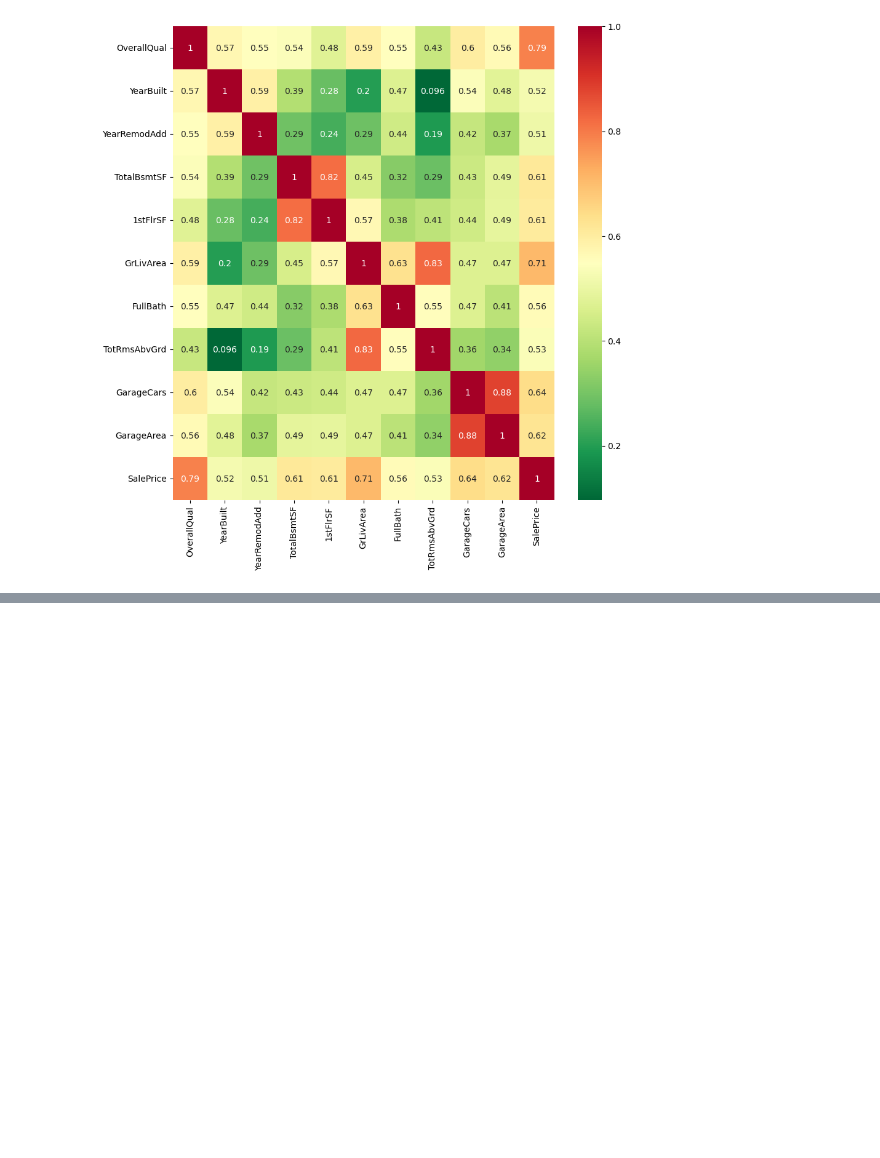
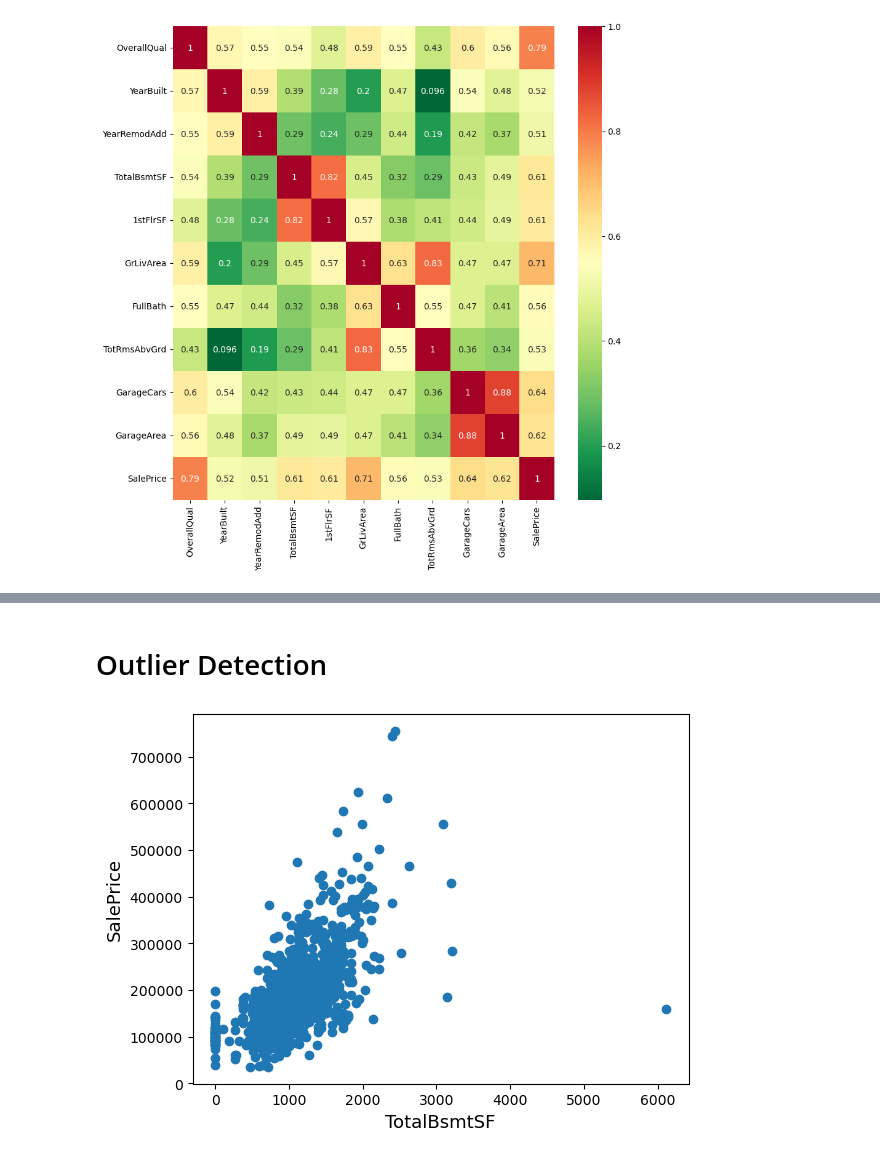
Before and after one commit to taaaraaa/lighthouse-data-notes, a Jupyter notebook: EDA/Data Exploration.ipynb, the cells around one changed output, grey strips where cells are left out. Cells and saved outputs as stored; diff of their text form; code cells hidden in the pictures; blank space fills up the shorter version.

```diff
--- a/EDA/Data Exploration.ipynb
+++ b/EDA/Data Exploration.ipynb
@@ -199,0 +278,10 @@ g = sns.heatmap(df_train[top_corr_features].corr(),annot=True,cmap="RdYlGn_r")
+# %%
+num_cols_with_missing = df_train.dtypes[missing_cols][df_train.dtypes[missing_cols] == 'float'].index.tolist()
+# create new variable with the information that it was missing
+for cl in num_cols_with_missing:
+    df_train[cl + "_missing_ind"] = 0
+    df_train.loc[df_train[cl].isnull(), cl + "_missing_ind"] = 1
+# %%
+df_train["LotFrontage"] = df_train["LotFrontage"].fillna(df_train["LotFrontage"].mean())
+df_train["GarageYrBlt"] = df_train["GarageYrBlt"].fillna(df_train["GarageYrBlt"].min())
+df_train["MasVnrArea"] = df_train["MasVnrArea"].fillna(0)
@@ -199,0 +292,33 @@ g = sns.heatmap(df_train[top_corr_features].corr(),annot=True,cmap="RdYlGn_r")
+# %%
+# GarageFinish : data description says NA means "no garage"
+df_train["GarageFinish"] = df_train["GarageFinish"].fillna("None")
+# GarageCond : data description says NA means "no garage"
+df_train["GarageCond"] = df_train["GarageCond"].fillna("None")
+# GarageQual : data description says NA means "no garage"
+df_train["GarageQual"] = df_train["GarageQual"].fillna("None")
+# GarageType : data description says NA means "no garage"
+df_train["GarageType"] = df_train["GarageType"].fillna("None")
+
+# BsmtExposure : data description says NA means "no basement"
+df_train["BsmtExposure"] = df_train["BsmtExposure"].fillna("None")
+# BsmtFinType2 : data description says NA means "no basement"
+df_train["BsmtFinType2"] = df_train["BsmtFinType2"].fillna("None")
+# BsmtFinType1 : data description says NA means "no basement"
+df_train["BsmtFinType1"] = df_train["BsmtFinType1"].fillna("None")
+# BsmtCond : data description says NA means "no basement"
+df_train["BsmtCond"] = df_train["BsmtCond"].fillna("None")
+# BsmtQual : data description says NA means "no basement"
+df_train["BsmtQual"] = df_train["BsmtQual"].fillna("None")
+# %%
+df_train["Electrical"] = df_train["Electrical"].fillna("Empty")
+df_train["MasVnrType"] = df_train["MasVnrType"].fillna("Empty")
+# %% [markdown]
+# Outlier Detection
+# %%
+fig, ax = plt.subplots()
+ax.scatter(x = df_train['TotalBsmtSF'], y = df_train['SalePrice'])
+plt.ylabel('SalePrice', fontsize=13)
+plt.xlabel('TotalBsmtSF', fontsize=13)
+plt.show()
+# %% [output]
+[figure, added]
```
Also changed, not shown: parts of 12 cells of this notebook, 4 other files.
